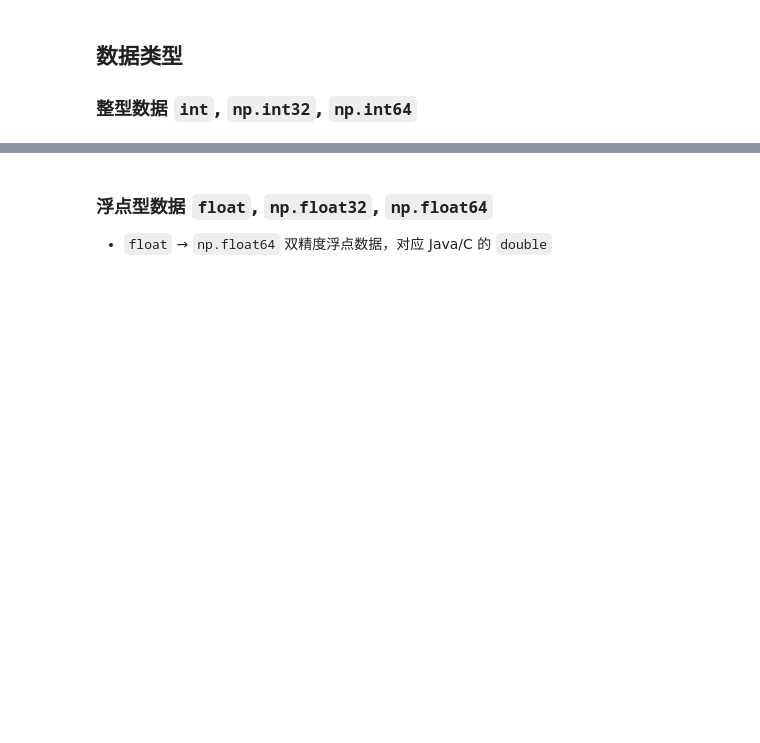
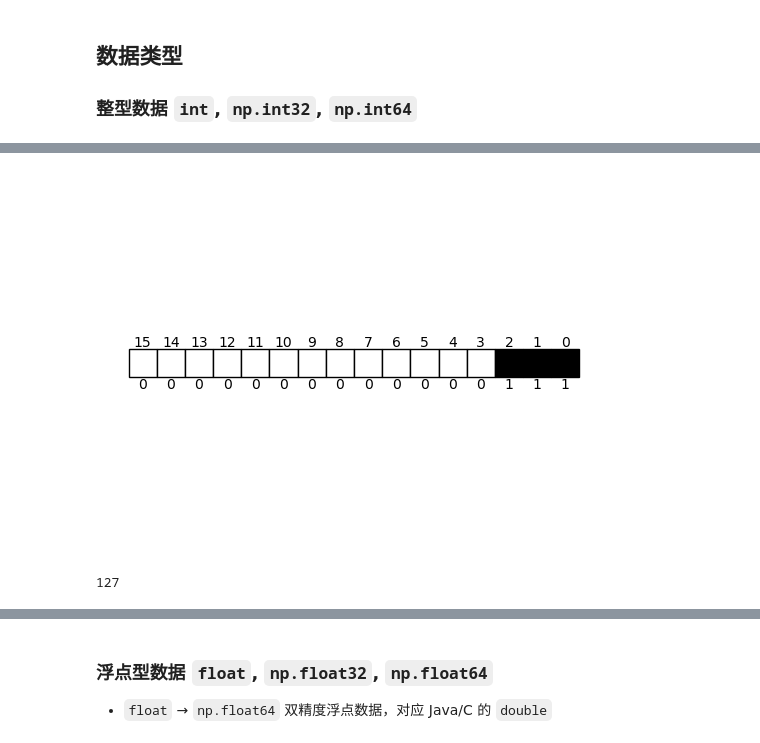
Before and after one commit to amomorning/py5-tectonics, a Jupyter notebook: teaching/numpy_basic.ipynb, the cells around one changed output, grey strips where cells are left out. Drawn from its saved outputs; the diff is of its cells as text; code cells hidden in the pictures; blank space fills up the shorter version.

```diff
--- a/teaching/numpy_basic.ipynb
+++ b/teaching/numpy_basic.ipynb
@@ -7,0 +49,8 @@ import matplotlib.pyplot as plt
+# %%
+draw_binary(binary(a, 16))
+# %% [output]
+[figure, added]
+# %%
+(1<<7)-1
+# %% [output]
+127
```
Also changed, not shown: parts of 36 cells of this notebook, 2 other files.
